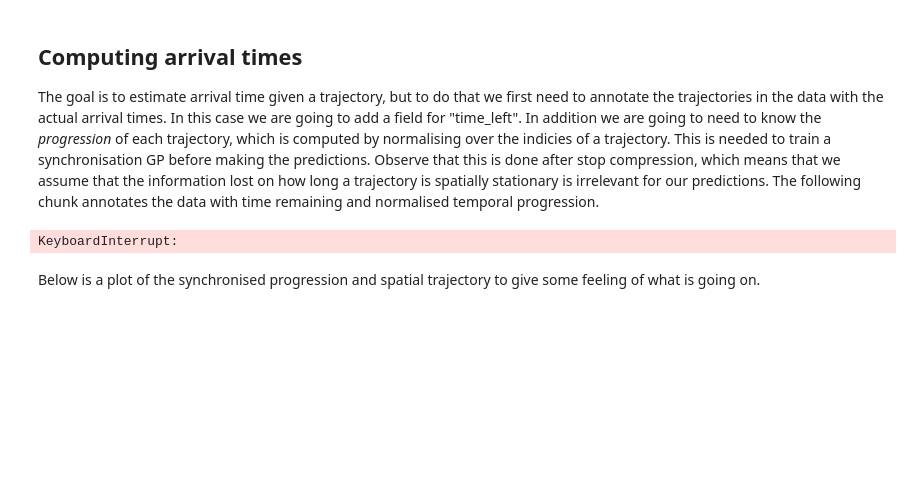
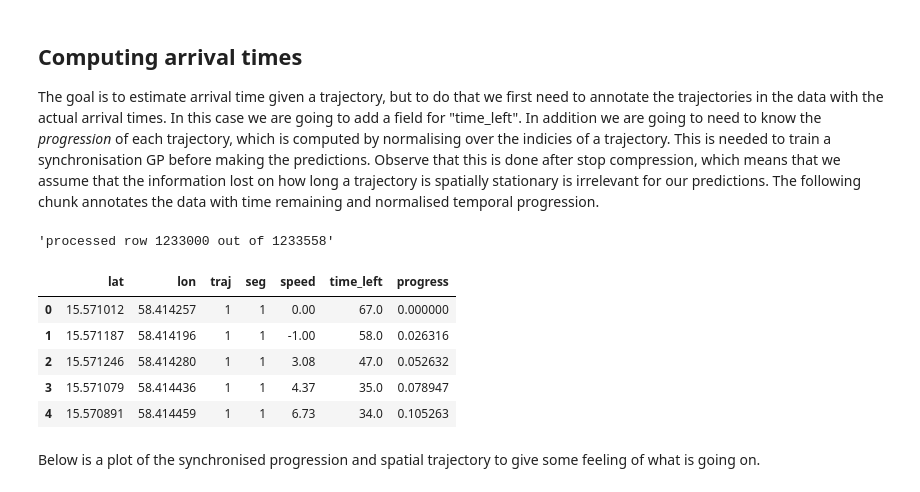
Before and after one commit to M20190649/TDDE19-bus-arrival-time, a Jupyter notebook: GP/Arrival Time Prediction 1 - Pre Processing.ipynb, the cells around one changed output. Saved outputs shown, nothing was run; the diff lists cells and outputs as text; code cells hidden in the pictures; blank space fills up the shorter version.

```diff
--- a/GP/Arrival Time Prediction 1 - Pre Processing.ipynb
+++ b/GP/Arrival Time Prediction 1 - Pre Processing.ipynb
@@ -167,35 +176,45 @@ segs = compressed_data.seg.unique()
 sdata = compressed_data.sort_values(['traj', 'seg', 'timestamp'])
 cur_traj = 0
 cur_seg = 0
 tn = 0
 seg0 = 0
 segn = 0
 traj = sdata
-for i, d in sdata.iterrows():
+for i, d in enumerate(sdata.itertuples()):
     if d.traj > cur_traj:
         cur_seg = 0
         cur_traj = d.traj
         traj = sdata[sdata.traj == cur_traj]
 
     if d.seg > cur_seg:
         cur_seg = d.seg
         seg0 = i
         seg = traj[traj.seg == cur_seg]
         segn = seg.shape[0]
         tn = seg.iloc[-1].timestamp
 
     time_left.iloc[i] = (tn - d.timestamp).seconds
     progress.iloc[i]  = (i - seg0) / (segn - 1)
 
+    if i % 1000 == 0:
+        clear_output(wait=True)
+        display('processed row ' + str(i) + ' out of ' + str(sdata.shape[0]))
+
 progress_data = pd.concat([
             compressed_data[['lat', 'lon', 'traj', 'seg', 'speed']],
             time_left,
             progress],
             axis = 1)
 
 progress_data.head()
 # %% [output]
-KeyboardInterrupt:
+'processed row 1233000 out of 1233558'
+|  | lat | lon | traj | seg | speed | time_left | progress |
+| 0 | 15.571012 | 58.414257 | 1 | 1 | 0.00 | 67.0 | 0.000000 |
+| 1 | 15.571187 | 58.414196 | 1 | 1 | -1.00 | 58.0 | 0.026316 |
+| 2 | 15.571246 | 58.414280 | 1 | 1 | 3.08 | 47.0 | 0.052632 |
+| 3 | 15.571079 | 58.414436 | 1 | 1 | 4.37 | 35.0 | 0.078947 |
+| 4 | 15.570891 | 58.414459 | 1 | 1 | 6.73 | 34.0 | 0.105263 |
 # %% [markdown]
 Below is a plot of the synchronised progression and spatial trajectory to give some feeling of what is going on.
 # %%
```
Also changed, not shown: parts of 7 cells of this notebook, 4 other files.
